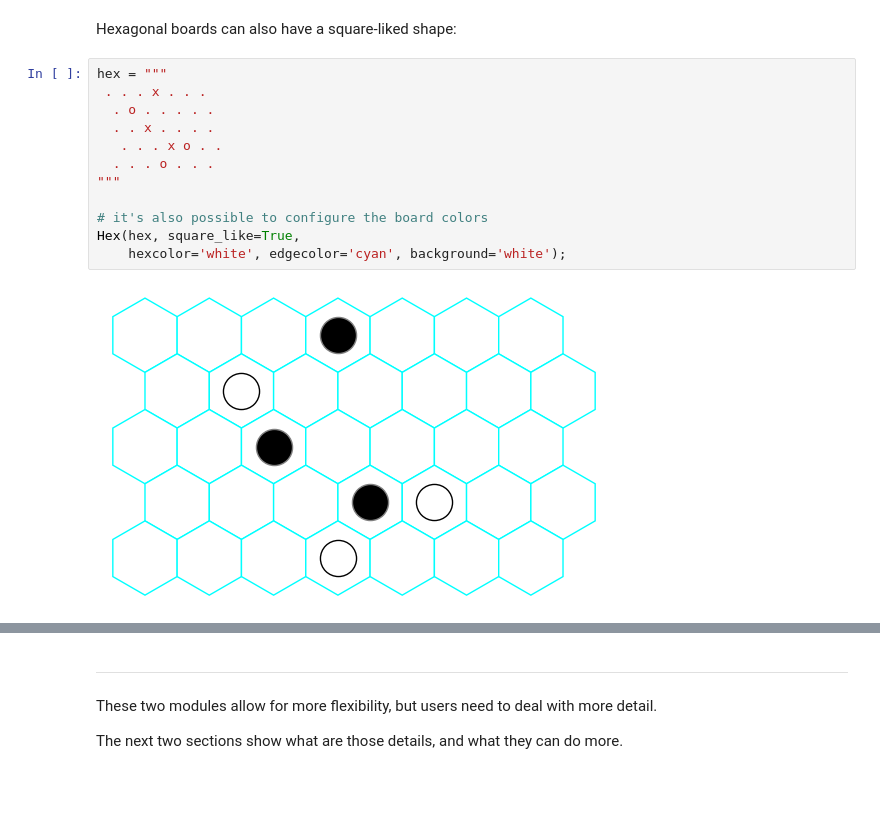
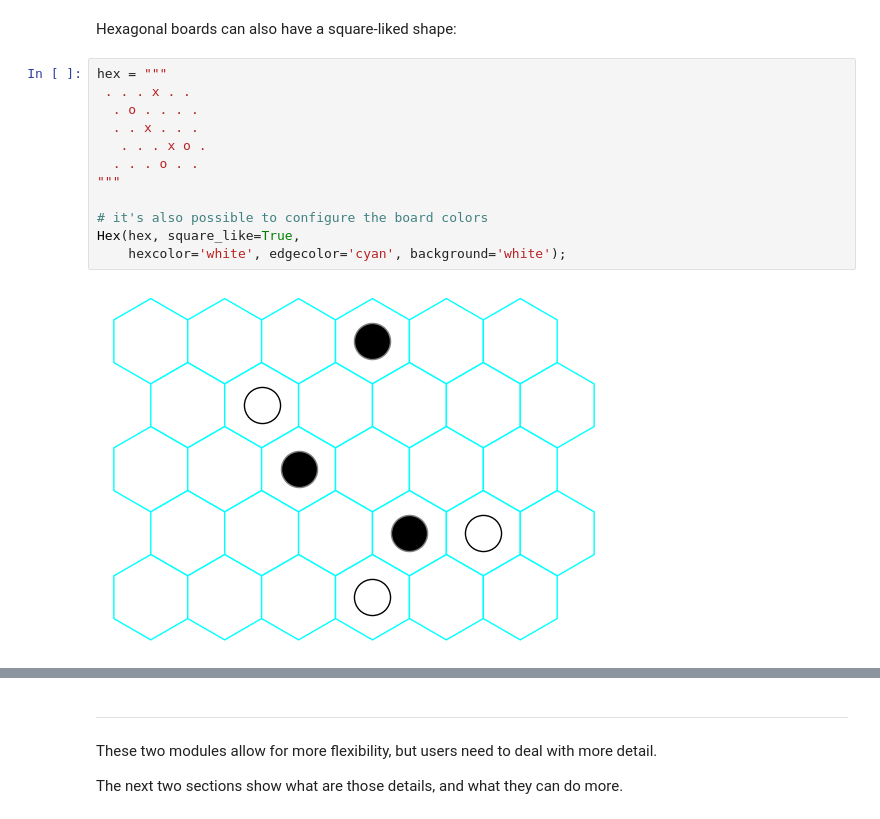
Before and after one commit to jpneto/draw_game_boards, a Jupyter notebook: code/Tutorial.ipynb, the cells around one changed output, grey strips where cells are left out. Drawn from its saved outputs; the diff is of its cells as text; blank space fills up the shorter version.

```diff
--- a/code/Tutorial.ipynb
+++ b/code/Tutorial.ipynb
@@ -111,15 +125,15 @@ Hex(board);
 Hexagonal boards can also have a square-liked shape:
 # %%
 hex = """
- . . . x . . .
-  . o . . . . .
-  . . x . . . .
-   . . . x o . .
-  . . . o . . .
+ . . . x . .
+  . o . . . .
+  . . x . . .
+   . . . x o .
+  . . . o . .
 """
 
 # it's also possible to configure the board colors
 Hex(hex, square_like=True,
     hexcolor='white', edgecolor='cyan', background='white');
 # %% [output]
-[figure, old version]
+[figure, new version]
```
Also changed, not shown: parts of 21 cells of this notebook, 42 other files.
